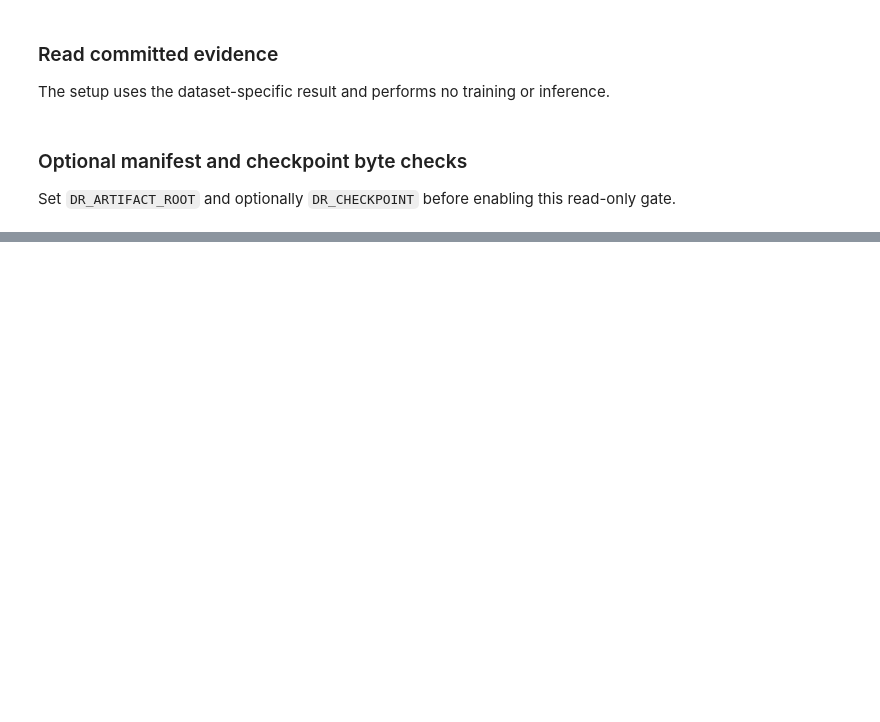
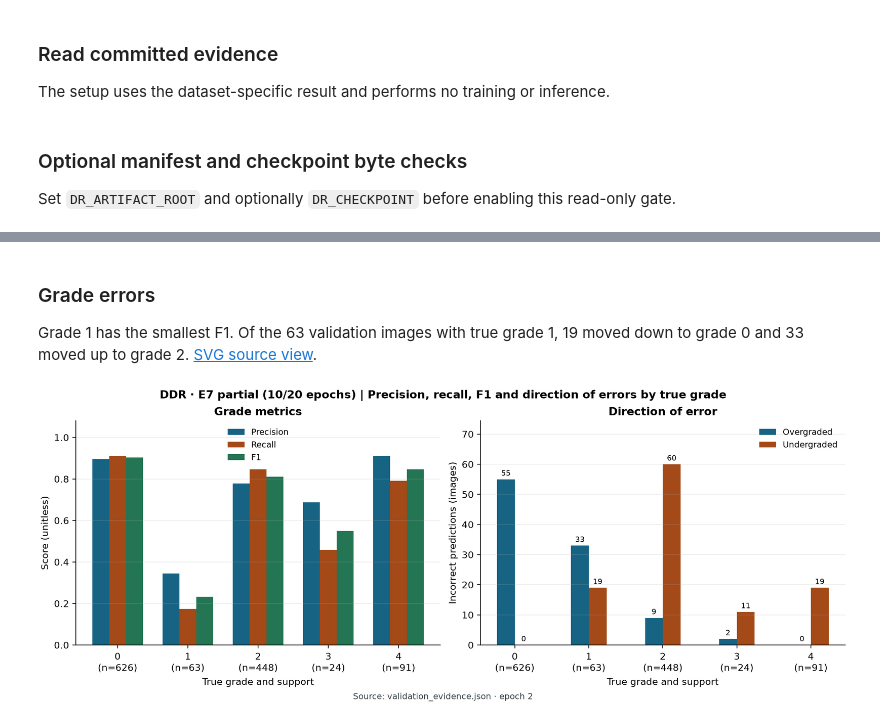
Before and after one commit to salmakamila126/Diabetic-Rethinography, a Jupyter notebook: notebooks/novelty/E7_DDR.ipynb, the cells around one changed output, grey strips where cells are left out. Cells and saved outputs as stored; diff of their text form; code cells hidden in the pictures; blank space fills up the shorter version.

```diff
--- a/notebooks/novelty/E7_DDR.ipynb
+++ b/notebooks/novelty/E7_DDR.ipynb
@@ -114,0 +290,9 @@ run_step(ROOT, METHOD, DATASET, ACTION, CONFIG, {
+# %% [markdown]
+### Grade errors
+
+Grade 1 has the smallest F1. Of the 63 validation images with true grade 1, 19 moved down to grade 0 and 33 moved up to grade 2. [SVG source view](../../docs/figures/ddr_e7_grade_errors.svg).
+# %%
+from IPython.display import Image
+display(Image(filename=str(ROOT / 'docs/figures/ddr_e7_grade_errors.png')))
+# %% [output]
+[figure, added]
```
Also changed, not shown: parts of 17 cells of this notebook, 26 other files.
